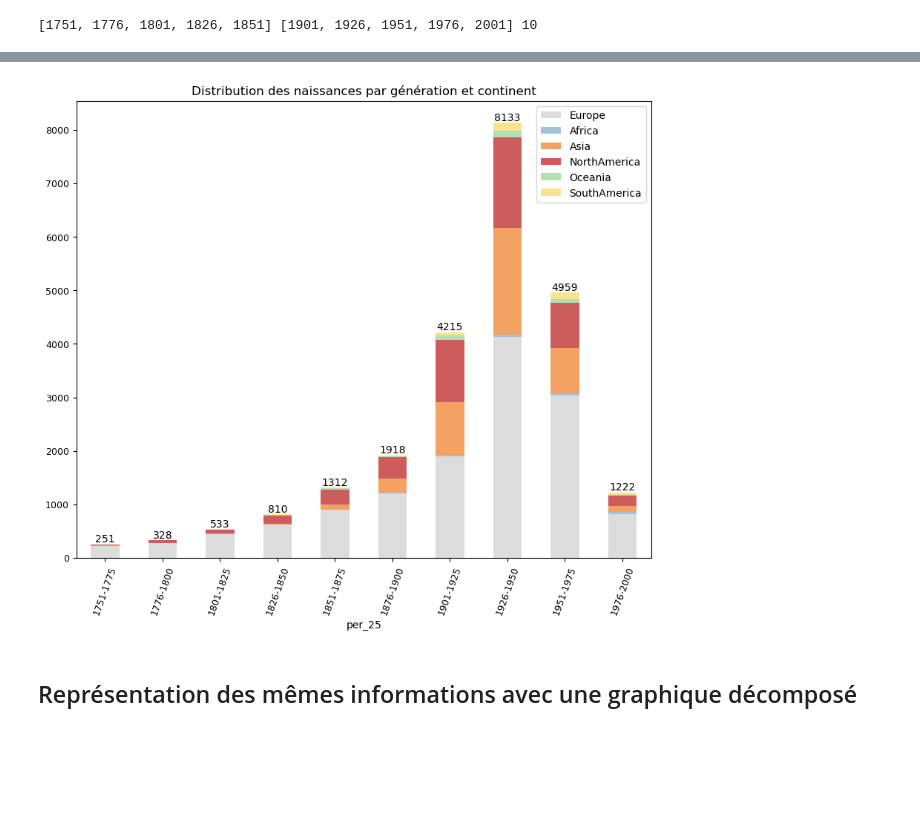
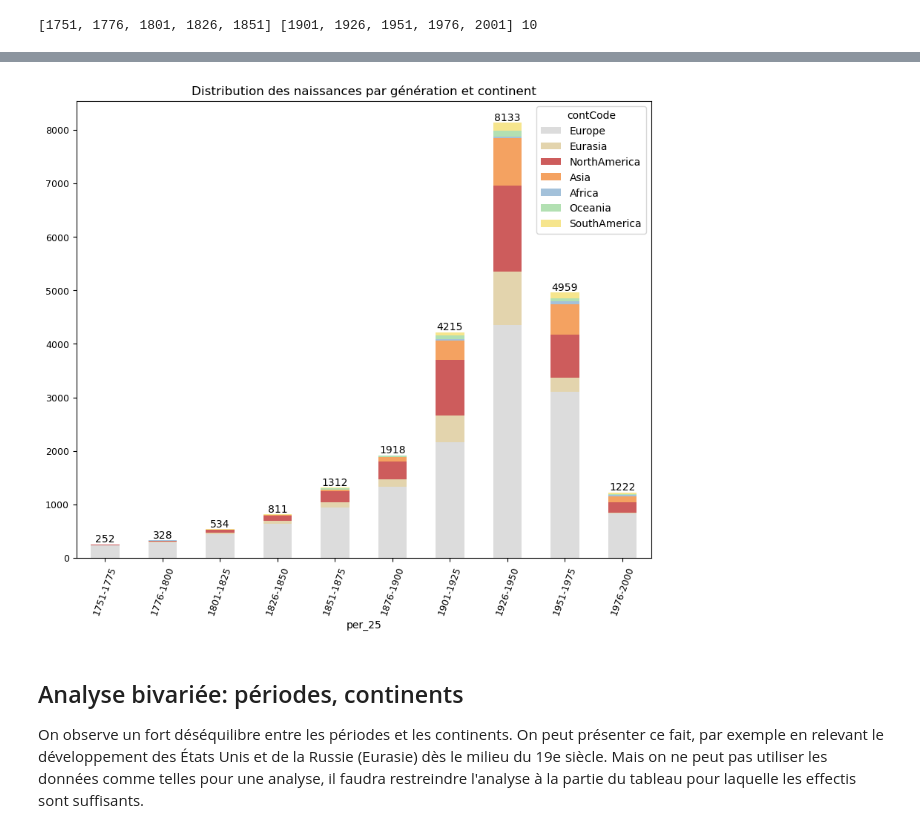
Before and after one commit to Chiodo53/astronomers, a Jupyter notebook: notebooks_jupyter/wikidata_exploration/wdt_bivariee_generations_continents_triplestore.ipynb, the cells around one changed output, grey strips where cells are left out. Drawn from its saved outputs; the diff is of its cells as text; code cells hidden in the pictures; blank space fills up the shorter version.

Commit message:
Finalisation analyse bivariée base

```diff
--- a/notebooks_jupyter/wikidata_exploration/wdt_bivariee_generations_continents_triplestore.ipynb
+++ b/notebooks_jupyter/wikidata_exploration/wdt_bivariee_generations_continents_triplestore.ipynb
@@ -141 +198,25 @@ def codeContinents(continents):
+# %%
+### Créer une fonction de codage
+def codeContinents(continents):
+
+    if 'Europe, Asia' in continents:
+        output = 'Eurasia'
+    elif 'Europe' in continents:
+        output = 'Europe'
+    elif 'Africa' in continents:
+        output = 'Africa'
+    elif 'Oceania' in continents:
+        output = 'Oceania'
+    ## Issue with Russia, Russian Empire, Wikidata not consistent
+    elif 'Eurasia' in continents:
+        output = 'Eurasia'
+    elif 'North America' in continents:
+        output = 'NorthAmerica'
+    elif 'Asia' in continents:
+        output = 'Asia'
+    elif 'South America' in continents:
+        output = 'SouthAmerica'
+    else:
+        output = 'Missing'
+    return output
 # %%
@@ -344,0 +425,9 @@ merged
+# %%
+
+
+### Tableau de contingence
+X = "contCode"
+Y = "per_25"  # "0"
+
+ddf = df_p[[X,Y]].pivot_table(index=Y,columns=X,observed=True, aggfunc=len,margins=True,margins_name="Total").fillna(0).astype(int)
+ddf
@@ -344,0 +448,5 @@ merged
+# %%
+### Modifiy column order
+print(ddf.columns.to_list())
+ddf = ddf[['Europe', 'Eurasia',  'NorthAmerica', 'Asia', 'Africa', 'Oceania', 'SouthAmerica', 'Total']]
+ddf
@@ -346,9 +469,10 @@ merged
 ### Adapter à l'ordre des colonnes
 col_palette_1 = [
     "#DCDCDC",  # Gainsboro : Europe
+    "#E3D4AD",  # Desert Sand : Eurasia
+    "#cd5c5c",  # Indian Red : NorthAmerica
+    "#F4A261",  # Light Coral : Asia
     "#A3C1DA",  # Light Blue : Africa
-    "#F4A261",  # Light Coral : Asia
-    "#cd5c5c",  # Indian Red : NorthAmerica
     "#B2E0B2",  # Light Green : Oceania
     "#F6E58D",  # Light Yellow : SouthAmerica
 
@@ -356,19 +480,23 @@ col_palette_1 = [
 # %%
 ### Représenter l'évolution de la distribution dans le temps par continent
 #  Documentation
 # https://pandas.pydata.org/pandas-docs/stable/reference/api/pandas.DataFrame.plot.bar.html
 
-data = merged
+data = ddf.iloc[:-1,:-1]
 
 ax = data.plot.bar(stacked=True, rot=70, fontsize=9, figsize=(10,8),
                      color=col_palette_1)
 plt.title('Distribution des naissances par génération et continent')
 
 ## https://stackoverflow.com/questions/71320380/add-only-the-total-values-on-top-of-stacked-bars
 ax.bar_label(ax.containers[-1])
 
 plt.show()
 # %% [output]
-[figure, old version]
+[figure, new version]
 # %% [markdown]
-## Représentation des mêmes informations avec une graphique décomposé
+## Analyse bivariée: périodes, continents
+
+
+
+On observe un fort déséquilibre entre les périodes et les continents. On peut présenter ce fait, par exemple en relevant le développement des États Unis et de la Russie (Eurasie) dès le milieu du 19e siècle. Mais on ne peut pas utiliser les données comme telles pour une analyse, il faudra restreindre l'analyse à la partie du tableau pour laquelle les effectis sont suffisants.
```
Also changed, not shown: parts of 88 cells of this notebook, 3 other files.
